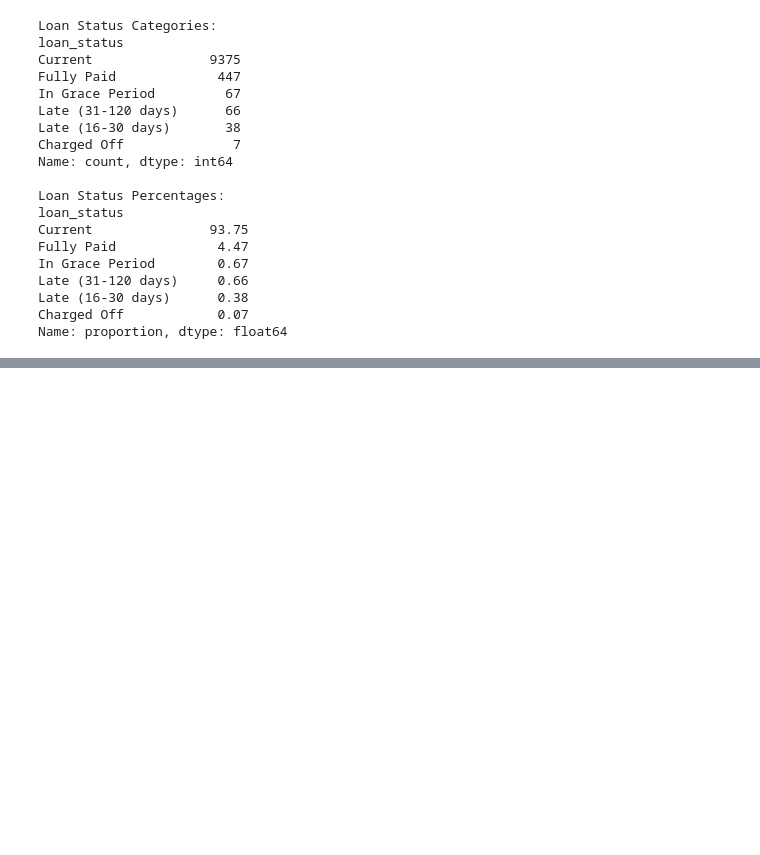
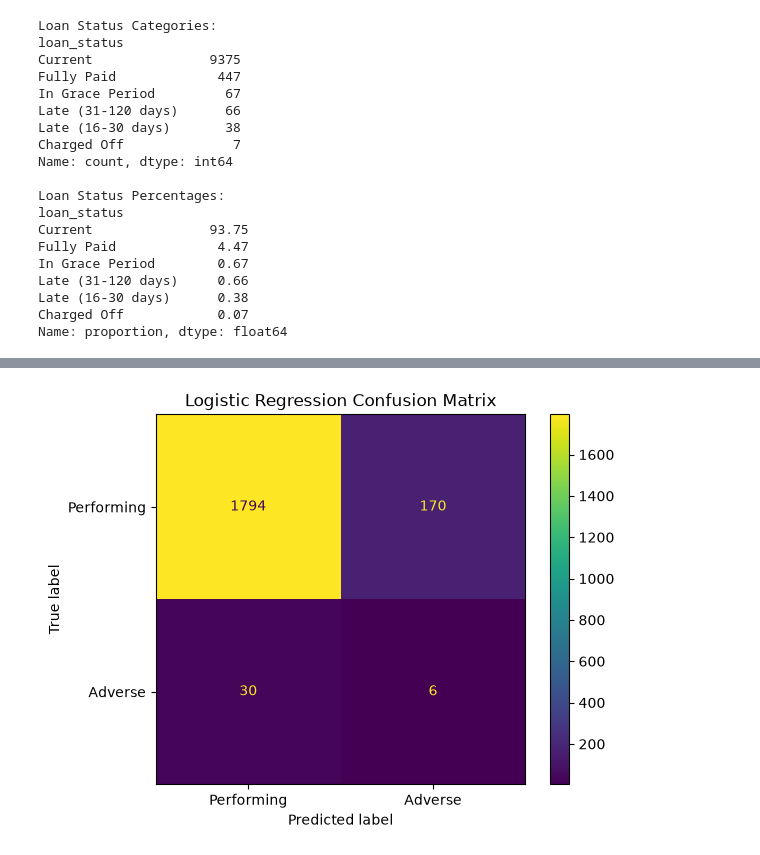
Before and after one commit to That-DataGirly/fintech-credit-risk-analysis, a Jupyter notebook: notebooks/fintech_credit_risk_analysis.ipynb, the cells around one changed output, grey strips where cells are left out. Drawn from its saved outputs; the diff is of its cells as text; code cells hidden in the pictures; blank space fills up the shorter version.

```diff
--- a/notebooks/fintech_credit_risk_analysis.ipynb
+++ b/notebooks/fintech_credit_risk_analysis.ipynb
@@ -346,0 +588,6 @@ Name: proportion, dtype: float64
+# %%
+# Train Logistic Regression model
+
+logistic_model.fit(X_train, y_train)
+
+print("Logistic Regression model trained successfully.")
@@ -346,0 +596,20 @@ Name: proportion, dtype: float64
+# %%
+# Generate predictions
+
+y_pred = logistic_model.predict(X_test)
+y_prob = logistic_model.predict_proba(X_test)[:, 1]
+
+# Classification report
+print("LOGISTIC REGRESSION PERFORMANCE")
+print("-" * 45)
+
+print(classification_report(
+    y_test,
+    y_pred,
+    target_names=["Performing", "Adverse"]
+))
+
+# ROC-AUC
+roc_auc = roc_auc_score(y_test, y_prob)
+
+print(f"ROC-AUC Score: {roc_auc:.3f}")
@@ -346,0 +629,14 @@ Name: proportion, dtype: float64
+# %%
+# Confusion Matrix
+
+ConfusionMatrixDisplay.from_predictions(
+    y_test,
+    y_pred,
+    display_labels=["Performing", "Adverse"],
+    values_format="d"
+)
+
+plt.title("Logistic Regression Confusion Matrix")
+plt.show()
+# %% [output]
+[figure, added]
```
Also changed, not shown: parts of 33 cells of this notebook, 4 other files.
